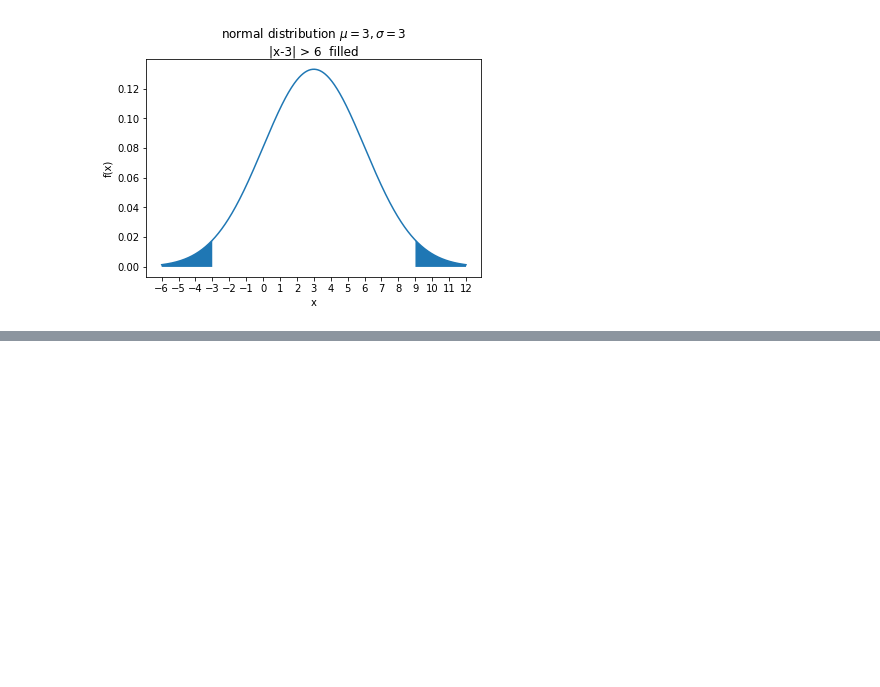
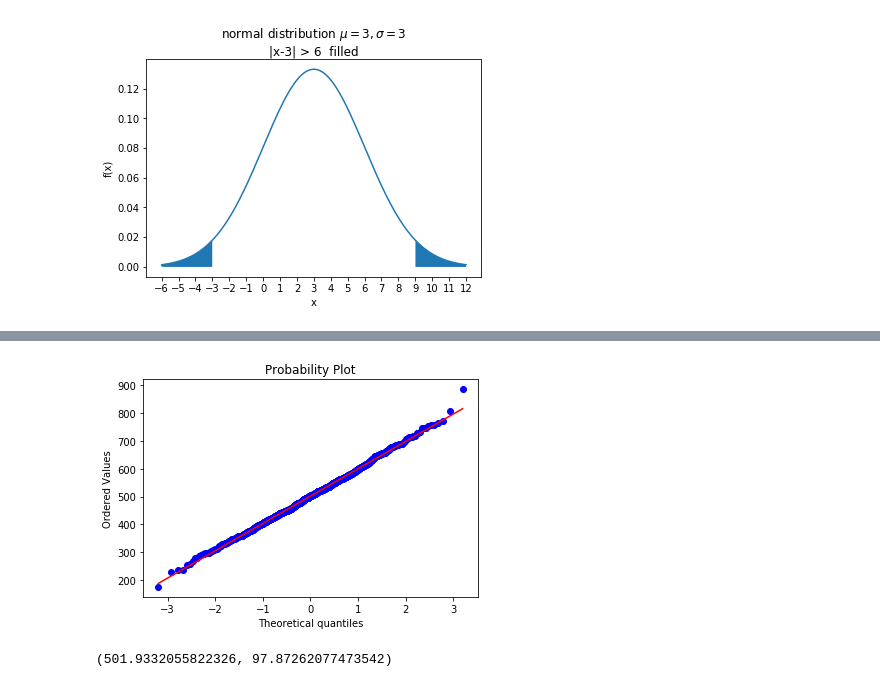
Before and after one commit to caioau/caioau-personal, a Jupyter notebook: website/slides/ELD_Stats.ipynb, the cells around one changed output, grey strips where cells are left out. Saved outputs shown, nothing was run; the diff lists cells and outputs as text; code cells hidden in the pictures; blank space fills up the shorter version.

Commit message:
slides stats ELD RC1

```diff
--- a/website/slides/ELD_Stats.ipynb
+++ b/website/slides/ELD_Stats.ipynb
@@ -81 +81,10 @@ max       841.161151
 dtype: float64
+# %%
+res = stats.probplot(ex_boxplot_data, plot=plt)
+plt.savefig("qqplot1.png")
+# %% [output]
+[figure, added]
+# %%
+stats.norm.fit(ex_boxplot_data)
+# %% [output]
+(501.9332055822326, 97.87262077473542)
```
Also changed, not shown: parts of 7 cells of this notebook, 8 other files.
